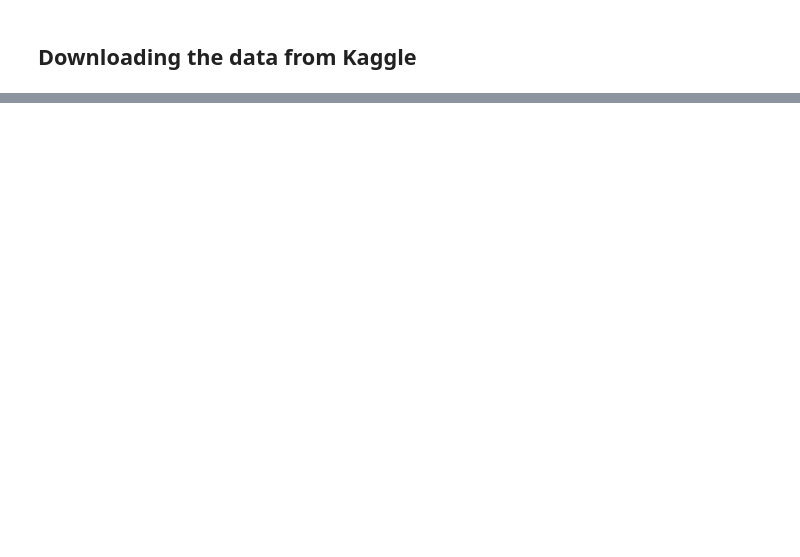
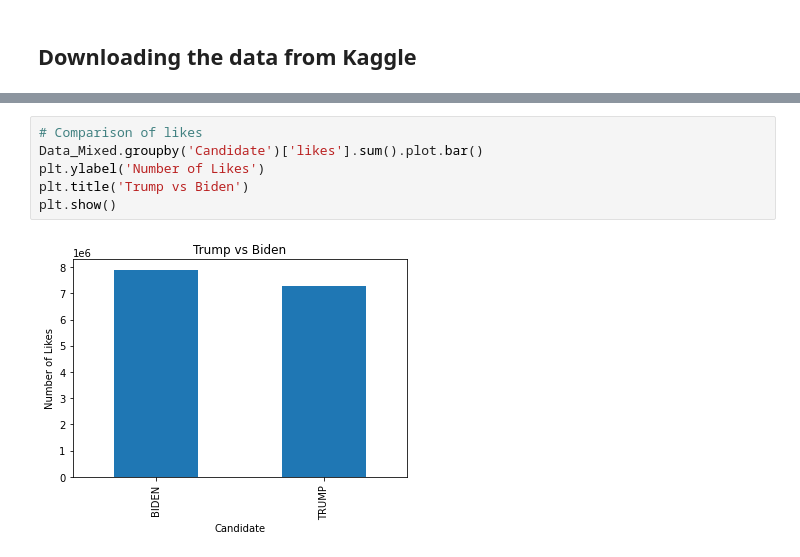
Before and after one commit to divyanshoze/Twitter_Sentiment_Analysis, a Jupyter notebook: Twitter_Sentiment_Analysis.ipynb, the cells around one changed output, grey strips where cells are left out. Drawn from its saved outputs; the diff is of its cells as text; blank space fills up the shorter version.

```diff
--- a/Twitter_Sentiment_Analysis.ipynb
+++ b/Twitter_Sentiment_Analysis.ipynb
@@ -14,0 +81,8 @@ Downloading us-election-2020-tweets.zip to /content
+# %%
+# Comparison of likes
+Data_Mixed.groupby('Candidate')['likes'].sum().plot.bar()
+plt.ylabel('Number of Likes')
+plt.title('Trump vs Biden')
+plt.show()
+# %% [output]
+[figure, added]
```
Also changed, not shown: parts of 18 cells of this notebook.
